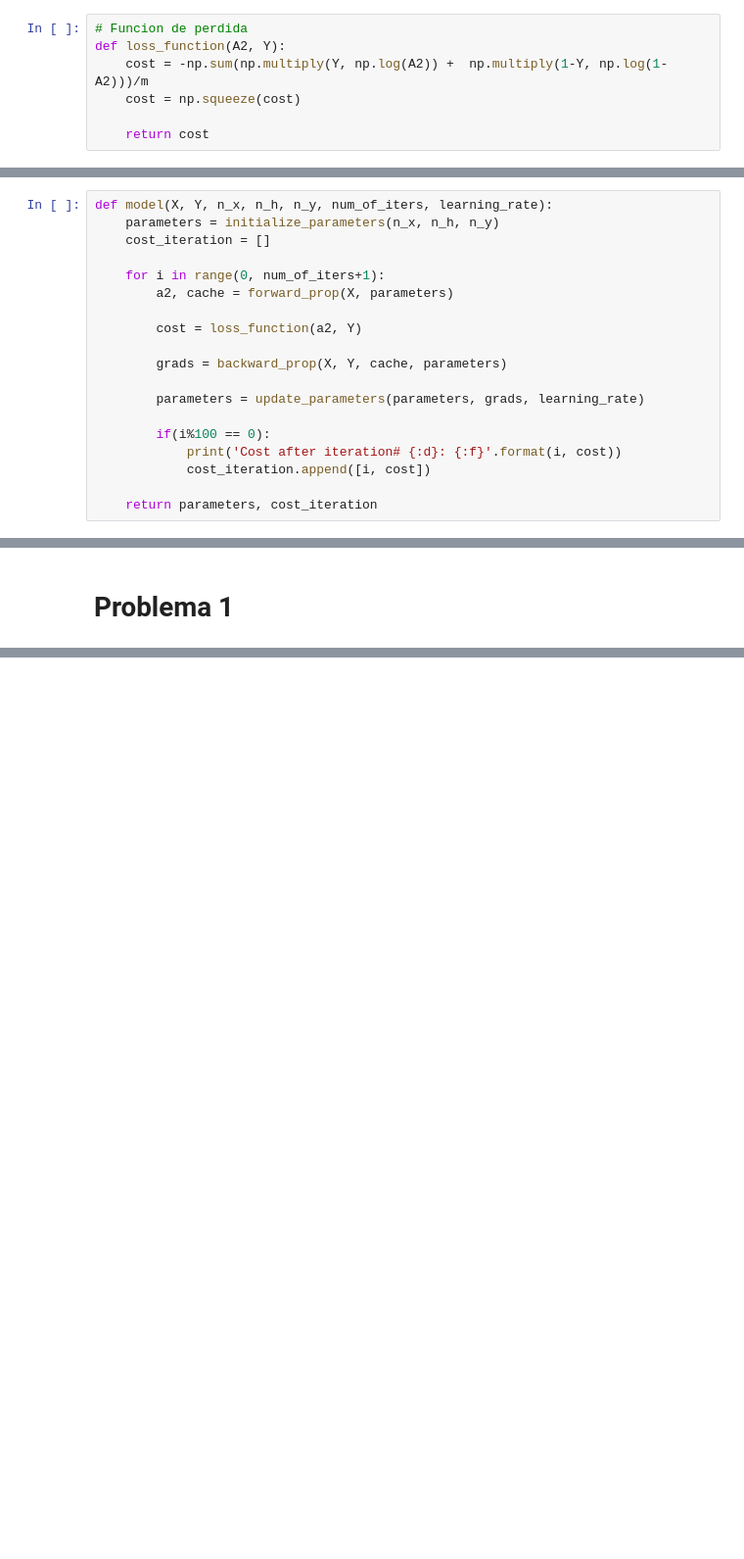
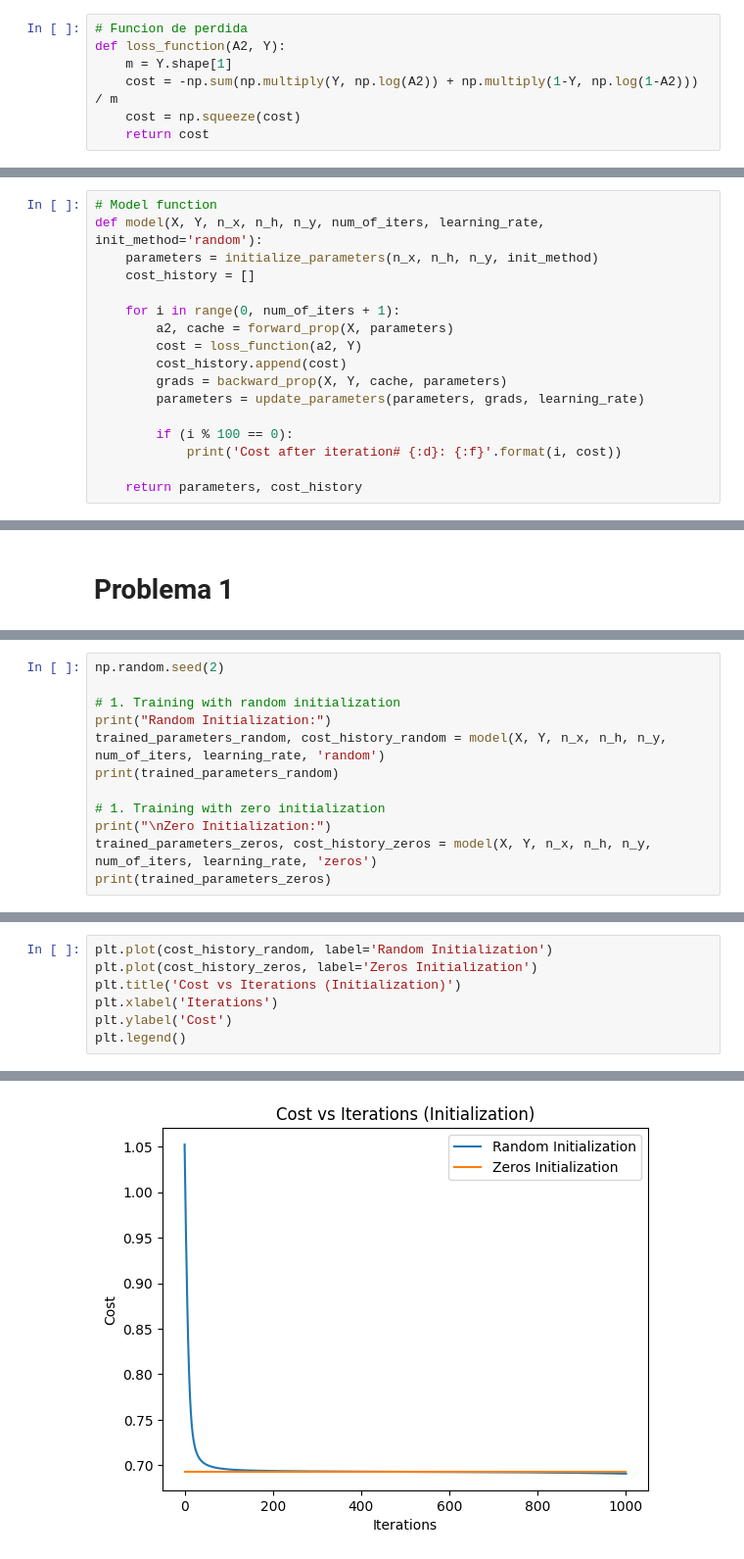
Before and after one commit to chamale-rac/nnsimple, a Jupyter notebook: NNsimple-1.ipynb, the cells around one changed output, grey strips where cells are left out. Shown: that part at 98% size. Cells and saved outputs as stored; diff of their text form; blank space fills up the shorter version.

```diff
--- a/NNsimple-1.ipynb
+++ b/NNsimple-1.ipynb
@@ -42,9 +63,9 @@ def forward_prop(X, parameters):
 # %%
 # Funcion de perdida
 def loss_function(A2, Y):
-    cost = -np.sum(np.multiply(Y, np.log(A2)) +  np.multiply(1-Y, np.log(1-A2)))/m
+    m = Y.shape[1]
+    cost = -np.sum(np.multiply(Y, np.log(A2)) + np.multiply(1-Y, np.log(1-A2))) / m
     cost = np.squeeze(cost)
-
     return cost
 # %%
 def backward_prop(X, Y, cache, parameters):
@@ -94,24 +115,22 @@ def update_parameters(parameters, grads, learning_rate):
 
     return new_parameters
 # %%
-def model(X, Y, n_x, n_h, n_y, num_of_iters, learning_rate):
-    parameters = initialize_parameters(n_x, n_h, n_y)
-    cost_iteration = []
+# Model function
+def model(X, Y, n_x, n_h, n_y, num_of_iters, learning_rate, init_method='random'):
+    parameters = initialize_parameters(n_x, n_h, n_y, init_method)
+    cost_history = []
 
-    for i in range(0, num_of_iters+1):
+    for i in range(0, num_of_iters + 1):
         a2, cache = forward_prop(X, parameters)
-
         cost = loss_function(a2, Y)
-
+        cost_history.append(cost)
         grads = backward_prop(X, Y, cache, parameters)
-
         parameters = update_parameters(parameters, grads, learning_rate)
 
-        if(i%100 == 0):
+        if (i % 100 == 0):
             print('Cost after iteration# {:d}: {:f}'.format(i, cost))
-            cost_iteration.append([i, cost])
 
-    return parameters, cost_iteration
+    return parameters, cost_history
 # %%
 def predict(X, parameters):
     a2, cache = forward_prop(X, parameters)
@@ -258,0 +194,12 @@ Trained parameters with zeros initialization
+# %%
+np.random.seed(2)
+
+# 1. Training with random initialization
+print("Random Initialization:")
+trained_parameters_random, cost_history_random = model(X, Y, n_x, n_h, n_y, num_of_iters, learning_rate, 'random')
+print(trained_parameters_random)
+
+# 1. Training with zero initialization
+print("\nZero Initialization:")
+trained_parameters_zeros, cost_history_zeros = model(X, Y, n_x, n_h, n_y, num_of_iters, learning_rate, 'zeros')
+print(trained_parameters_zeros)
@@ -258,0 +224,8 @@ Trained parameters with zeros initialization
+# %%
+plt.plot(cost_history_random, label='Random Initialization')
+plt.plot(cost_history_zeros, label='Zeros Initialization')
+plt.title('Cost vs Iterations (Initialization)')
+plt.xlabel('Iterations')
+plt.ylabel('Cost')
+plt.legend()
+# %% [output]
@@ -258,0 +233 @@ Trained parameters with zeros initialization
+[figure, added]
```
Also changed, not shown: parts of 13 cells of this notebook.
